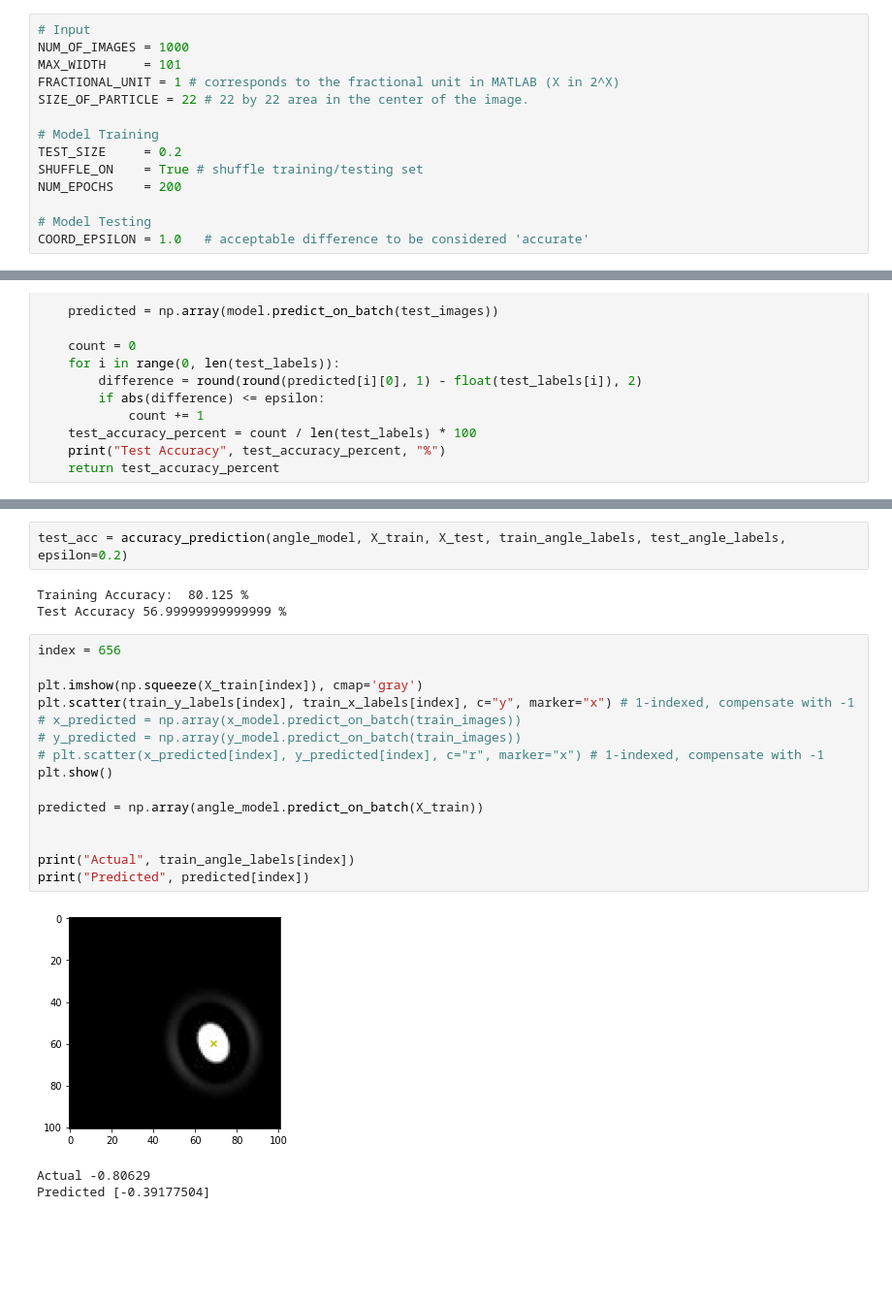
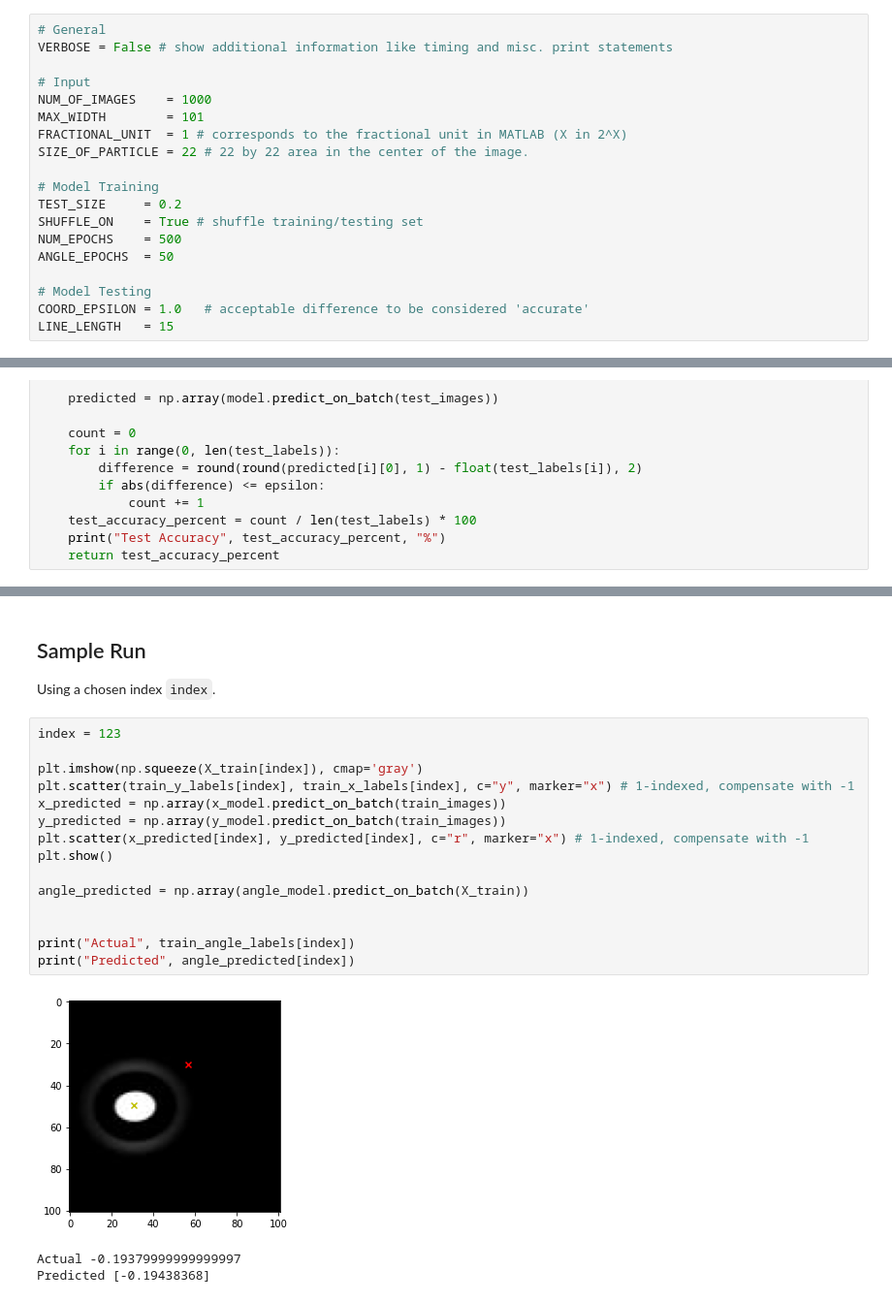
Before and after one commit to courtneyzhan/particle-tracking, a Jupyter notebook: deeptrack_particle_tracking_cnn_angle.ipynb, the cells around one changed output, grey strips where cells are left out. Shown at 97% size. Cells and saved outputs as stored; diff of their text form; blank space fills up the shorter version.

```diff
--- a/deeptrack_particle_tracking_cnn_angle.ipynb
+++ b/deeptrack_particle_tracking_cnn_angle.ipynb
@@ -119,14 +57,19 @@ Graph images, verify that the gold-standard center is accurate enough
 # %%
+# General
+VERBOSE = False # show additional information like timing and misc. print statements
+
 # Input
-NUM_OF_IMAGES = 1000
-MAX_WIDTH     = 101
-FRACTIONAL_UNIT = 1 # corresponds to the fractional unit in MATLAB (X in 2^X)
+NUM_OF_IMAGES    = 1000
+MAX_WIDTH        = 101
+FRACTIONAL_UNIT  = 1 # corresponds to the fractional unit in MATLAB (X in 2^X)
 SIZE_OF_PARTICLE = 22 # 22 by 22 area in the center of the image.
 
 # Model Training
 TEST_SIZE     = 0.2
 SHUFFLE_ON    = True # shuffle training/testing set
-NUM_EPOCHS    = 200
+NUM_EPOCHS    = 500
+ANGLE_EPOCHS  = 50
 
 # Model Testing
 COORD_EPSILON = 1.0   # acceptable difference to be considered 'accurate'
+LINE_LENGTH   = 15
@@ -381,24 +414,22 @@ Test Accuracy 56.99999999999999 %
-# %%
-test_acc = accuracy_prediction(angle_model, X_train, X_test, train_angle_labels, test_angle_labels, epsilon=0.2)
-# %% [output]
-Training Accuracy:  80.125 %
-Test Accuracy 56.99999999999999 %
+# %% [markdown]
+## Sample Run
+Using a chosen index `index`.
 # %%
-index = 656
+index = 123
 
 plt.imshow(np.squeeze(X_train[index]), cmap='gray')
 plt.scatter(train_y_labels[index], train_x_labels[index], c="y", marker="x") # 1-indexed, compensate with -1
-# x_predicted = np.array(x_model.predict_on_batch(train_images))
-# y_predicted = np.array(y_model.predict_on_batch(train_images))
-# plt.scatter(x_predicted[index], y_predicted[index], c="r", marker="x") # 1-indexed, compensate with -1
+x_predicted = np.array(x_model.predict_on_batch(train_images))
+y_predicted = np.array(y_model.predict_on_batch(train_images))
+plt.scatter(x_predicted[index], y_predicted[index], c="r", marker="x") # 1-indexed, compensate with -1
 plt.show()
 
-predicted = np.array(angle_model.predict_on_batch(X_train))
+angle_predicted = np.array(angle_model.predict_on_batch(X_train))
 
 
 print("Actual", train_angle_labels[index])
-print("Predicted", predicted[index])
+print("Predicted", angle_predicted[index])
 # %% [output]
-[figure, old version]
+[figure, new version]
-Actual -0.80629
-Predicted [-0.39177504]
+Actual -0.19379999999999997
+Predicted [-0.19438368]
```
Also changed, not shown: parts of 41 cells of this notebook.
